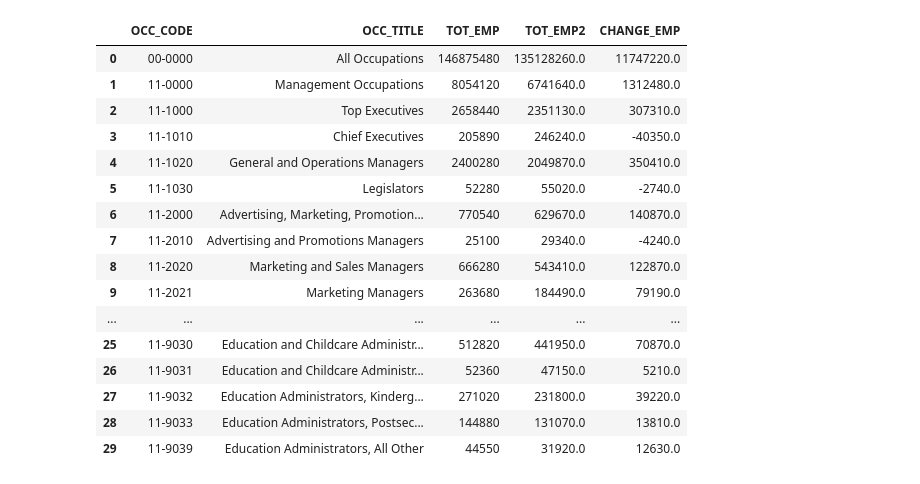
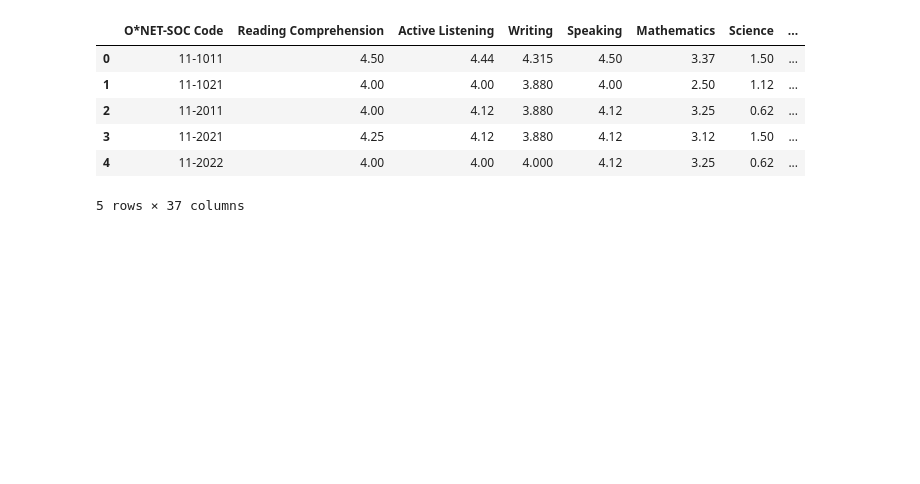
Before and after one commit to JGolub99/Future-of-work, a Jupyter notebook: ONET_18-10-21/regressing_doc.ipynb, the cells around one changed output. Drawn from its saved outputs; the diff is of its cells as text; code cells hidden in the pictures; blank space fills up the shorter version.

```diff
--- a/ONET_18-10-21/regressing_doc.ipynb
+++ b/ONET_18-10-21/regressing_doc.ipynb
@@ -50,11 +55,3 @@ def concat_data(a,b,key):
     return a
 
 concat_data(df1,df2,"TOT_EMP")
-# %%
-my_list = list(df2["OCC_CODE"])
-for i in range(0,len(my_list)):
-    if my_list[i] in list(df1["OCC_CODE"]):
-        df1.loc[df1["OCC_CODE"] == my_list[i],"TOT_EMP2"] = list(df2.loc[df2["OCC_CODE"] == my_list[i],"TOT_EMP"])
-df1.head()
-
-## For some reason removing (== True) makes this work ????
@@ -67,0 +58,8 @@ df1.head()
+# %%
+my_list = list(df1["OCC_CODE"])
+
+for i in range(0,len(my_list)):
+    if my_list[i] in list(df2["OCC_CODE"]):
+        df1.loc[df1["OCC_CODE"] == my_list[i],"TOT_EMP2"] = df2.loc[df2["OCC_CODE"] == my_list[i],"TOT_EMP"].values[0]
+
+df1.head()
@@ -80,3 +98,6 @@ df1.head()
 #Now lets work on adding the skill values:
 
 df3 = pd.read_csv("/Users/jacob/Documents/4YP data/ONET_18-10-21/test.csv")
+# %%
+df3 = df3.drop(columns=['Title', 'Auto label value'])
+df3.head()
@@ -86,8 +135,9 @@ def title_set(my_string):
     return my_output
 
 df3.iloc[:,0] = df3.iloc[:,0].apply(title_set)
-df3 = df3.drop_duplicates(subset = ["O*NET-SOC Code"],keep="first")
-df3.reset_index(drop=True,inplace=True)
+
+df3 = df3.groupby('O*NET-SOC Code').median().reset_index()
+
 df3.head()
 #title_set("11-1011.00")
 # %% [output]
@@ -101,21 +173,22 @@ df3.head()
 # %%
-df1.head(30)
+# We are all setup to concatenate employment change to each of the skill variables!
+
+df3["Change in Employment"] = np.nan
+
+my_list = list(df3["O*NET-SOC Code"])
+
+for i in range(0,len(my_list)):
+    if my_list[i] in list(df1["OCC_CODE"]):
+        df3.loc[df3["O*NET-SOC Code"] == my_list[i],"Change in Employment"] = df1.loc[df1["OCC_CODE"] == my_list[i],"CHANGE_EMP"].values[0]
+
+df3 = df3.dropna(subset=['Change in Employment'])
+df3.head()
 # %% [output]
-|  | OCC_CODE | OCC_TITLE | TOT_EMP | TOT_EMP2 | CHANGE_EMP |
-| 0 | 00-0000 | All Occupations | 146875480 | 135128260.0 | 11747220.0 |
-| 1 | 11-0000 | Management Occupations | 8054120 | 6741640.0 | 1312480.0 |
-| 2 | 11-1000 | Top Executives | 2658440 | 2351130.0 | 307310.0 |
-| 3 | 11-1010 | Chief Executives | 205890 | 246240.0 | -40350.0 |
-| 4 | 11-1020 | General and Operations Managers | 2400280 | 2049870.0 | 350410.0 |
-| 5 | 11-1030 | Legislators | 52280 | 55020.0 | -2740.0 |
-| 6 | 11-2000 | Advertising, Marketing, Promotion... | 770540 | 629670.0 | 140870.0 |
-| 7 | 11-2010 | Advertising and Promotions Managers | 25100 | 29340.0 | -4240.0 |
-| 8 | 11-2020 | Marketing and Sales Managers | 666280 | 543410.0 | 122870.0 |
-| 9 | 11-2021 | Marketing Managers | 263680 | 184490.0 | 79190.0 |
-| ... | ... | ... | ... | ... | ... |
-| 25 | 11-9030 | Education and Childcare Administr... | 512820 | 441950.0 | 70870.0 |
-| 26 | 11-9031 | Education and Childcare Administr... | 52360 | 47150.0 | 5210.0 |
-| 27 | 11-9032 | Education Administrators, Kinderg... | 271020 | 231800.0 | 39220.0 |
-| 28 | 11-9033 | Education Administrators, Postsec... | 144880 | 131070.0 | 13810.0 |
-| 29 | 11-9039 | Education Administrators, All Other | 44550 | 31920.0 | 12630.0 |
+|  | O*NET-SOC Code | Reading Comprehension | Active Listening | Writing | Speaking | Mathematics | Science | ... |
+| 0 | 11-1011 | 4.50 | 4.44 | 4.315 | 4.50 | 3.37 | 1.50 | ... |
+| 1 | 11-1021 | 4.00 | 4.00 | 3.880 | 4.00 | 2.50 | 1.12 | ... |
+| 2 | 11-2011 | 4.00 | 4.12 | 3.880 | 4.12 | 3.25 | 0.62 | ... |
+| 3 | 11-2021 | 4.25 | 4.12 | 3.880 | 4.12 | 3.12 | 1.50 | ... |
+| 4 | 11-2022 | 4.00 | 4.00 | 4.000 | 4.12 | 3.25 | 0.62 | ... |
+5 rows × 37 columns
 # %%
```
Also changed, not shown: parts of 18 cells of this notebook, 23 other files.
